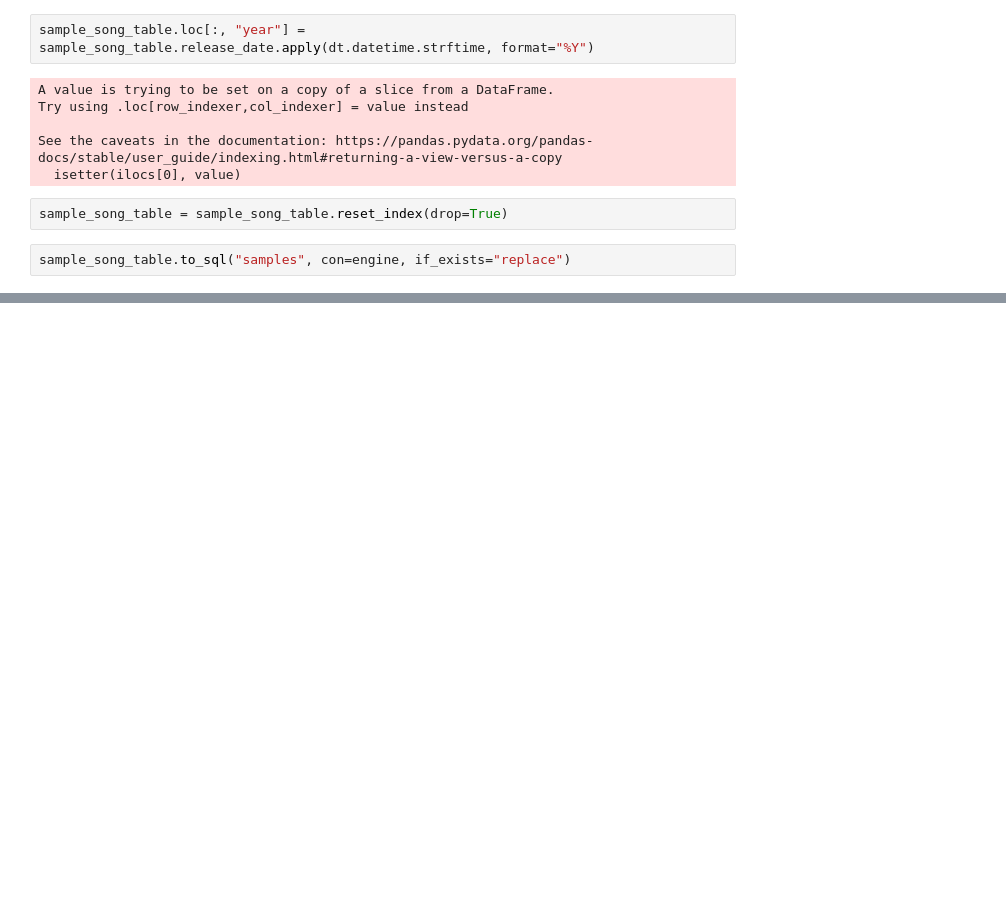
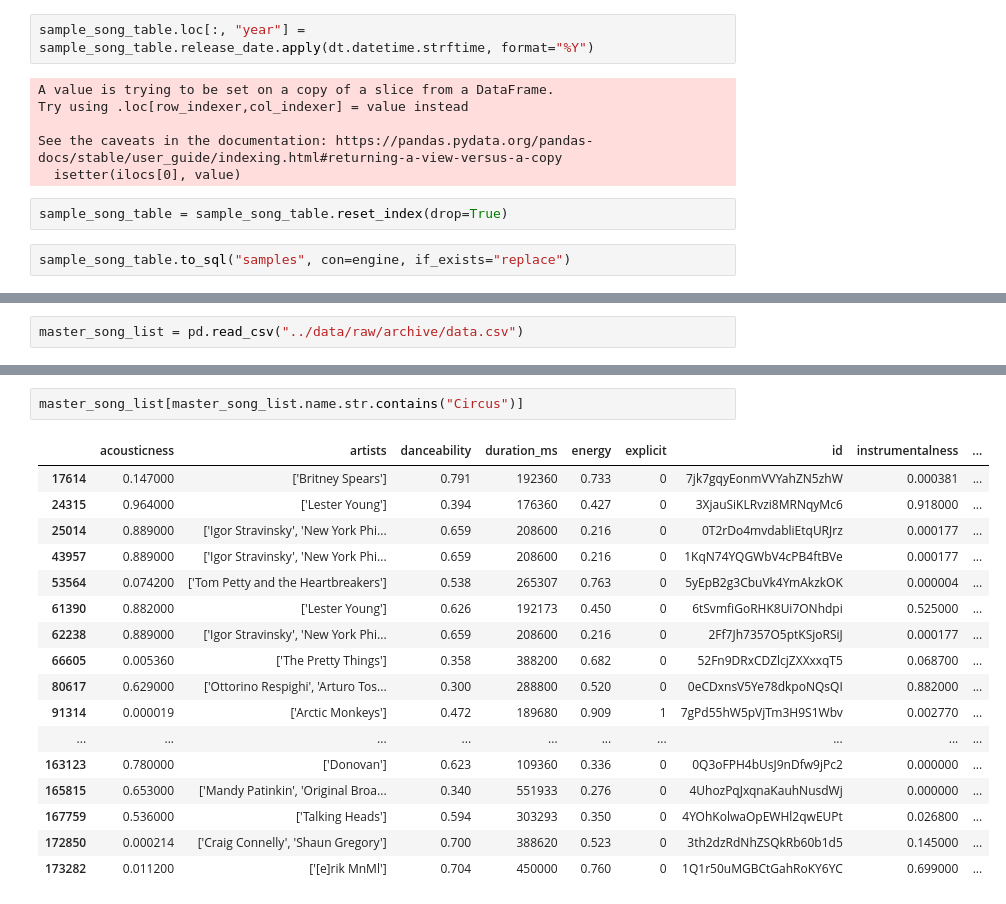
Before and after one commit to kyle-rgb/Spotify_Project, a Jupyter notebook: notebooks/DataTransformation.ipynb, the cells around one changed output, grey strips where cells are left out. Drawn from its saved outputs; the diff is of its cells as text; blank space fills up the shorter version.

```diff
--- a/notebooks/DataTransformation.ipynb
+++ b/notebooks/DataTransformation.ipynb
@@ -1915,0 +2164,2 @@ sample_song_table.to_sql("samples", con=engine, if_exists="replace")
+# %%
+master_song_list = pd.read_csv("../data/raw/archive/data.csv")
@@ -1915,0 +2319,20 @@ sample_song_table.to_sql("samples", con=engine, if_exists="replace")
+# %%
+master_song_list[master_song_list.name.str.contains("Circus")]
+# %% [output]
+|  | acousticness | artists | danceability | duration_ms | energy | explicit | id | instrumentalness | ... |
+| 17614 | 0.147000 | ['Britney Spears'] | 0.791 | 192360 | 0.733 | 0 | 7jk7gqyEonmVVYahZN5zhW | 0.000381 | ... |
+| 24315 | 0.964000 | ['Lester Young'] | 0.394 | 176360 | 0.427 | 0 | 3XjauSiKLRvzi8MRNqyMc6 | 0.918000 | ... |
+| 25014 | 0.889000 | ['Igor Stravinsky', 'New York Phi... | 0.659 | 208600 | 0.216 | 0 | 0T2rDo4mvdabliEtqURJrz | 0.000177 | ... |
+| 43957 | 0.889000 | ['Igor Stravinsky', 'New York Phi... | 0.659 | 208600 | 0.216 | 0 | 1KqN74YQGWbV4cPB4ftBVe | 0.000177 | ... |
+| 53564 | 0.074200 | ['Tom Petty and the Heartbreakers'] | 0.538 | 265307 | 0.763 | 0 | 5yEpB2g3CbuVk4YmAkzkOK | 0.000004 | ... |
+| 61390 | 0.882000 | ['Lester Young'] | 0.626 | 192173 | 0.450 | 0 | 6tSvmfiGoRHK8Ui7ONhdpi | 0.525000 | ... |
+| 62238 | 0.889000 | ['Igor Stravinsky', 'New York Phi... | 0.659 | 208600 | 0.216 | 0 | 2Ff7Jh7357O5ptKSjoRSiJ | 0.000177 | ... |
+| 66605 | 0.005360 | ['The Pretty Things'] | 0.358 | 388200 | 0.682 | 0 | 52Fn9DRxCDZlcjZXXxxqT5 | 0.068700 | ... |
+| 80617 | 0.629000 | ['Ottorino Respighi', 'Arturo Tos... | 0.300 | 288800 | 0.520 | 0 | 0eCDxnsV5Ye78dkpoNQsQI | 0.882000 | ... |
+| 91314 | 0.000019 | ['Arctic Monkeys'] | 0.472 | 189680 | 0.909 | 1 | 7gPd55hW5pVjTm3H9S1Wbv | 0.002770 | ... |
+| ... | ... | ... | ... | ... | ... | ... | ... | ... | ... |
+| 163123 | 0.780000 | ['Donovan'] | 0.623 | 109360 | 0.336 | 0 | 0Q3oFPH4bUsJ9nDfw9jPc2 | 0.000000 | ... |
+| 165815 | 0.653000 | ['Mandy Patinkin', 'Original Broa... | 0.340 | 551933 | 0.276 | 0 | 4UhozPqJxqnaKauhNusdWj | 0.000000 | ... |
+| 167759 | 0.536000 | ['Talking Heads'] | 0.594 | 303293 | 0.350 | 0 | 4YOhKolwaOpEWHl2qwEUPt | 0.026800 | ... |
+| 172850 | 0.000214 | ['Craig Connelly', 'Shaun Gregory'] | 0.700 | 388620 | 0.523 | 0 | 3th2dzRdNhZSQkRb60b1d5 | 0.145000 | ... |
+| 173282 | 0.011200 | ['[e]rik MnMl'] | 0.704 | 450000 | 0.760 | 0 | 1Q1r50uMGBCtGahRoKY6YC | 0.699000 | ... |
```
Also changed, not shown: parts of 116 cells of this notebook.
